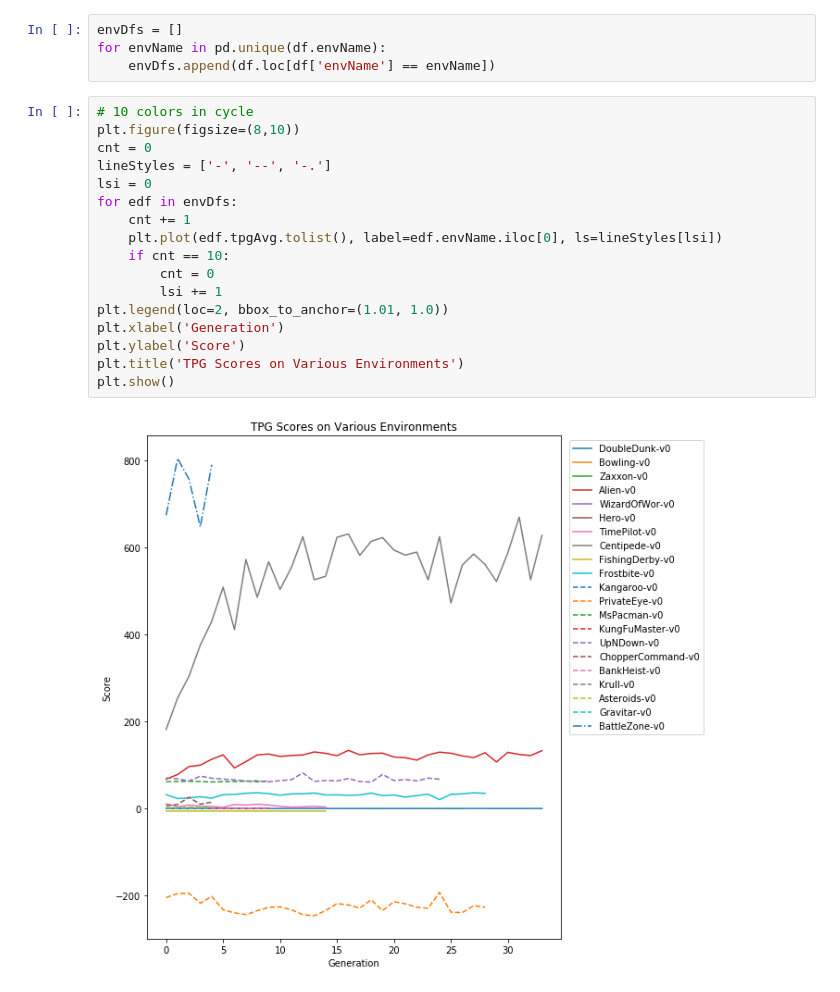
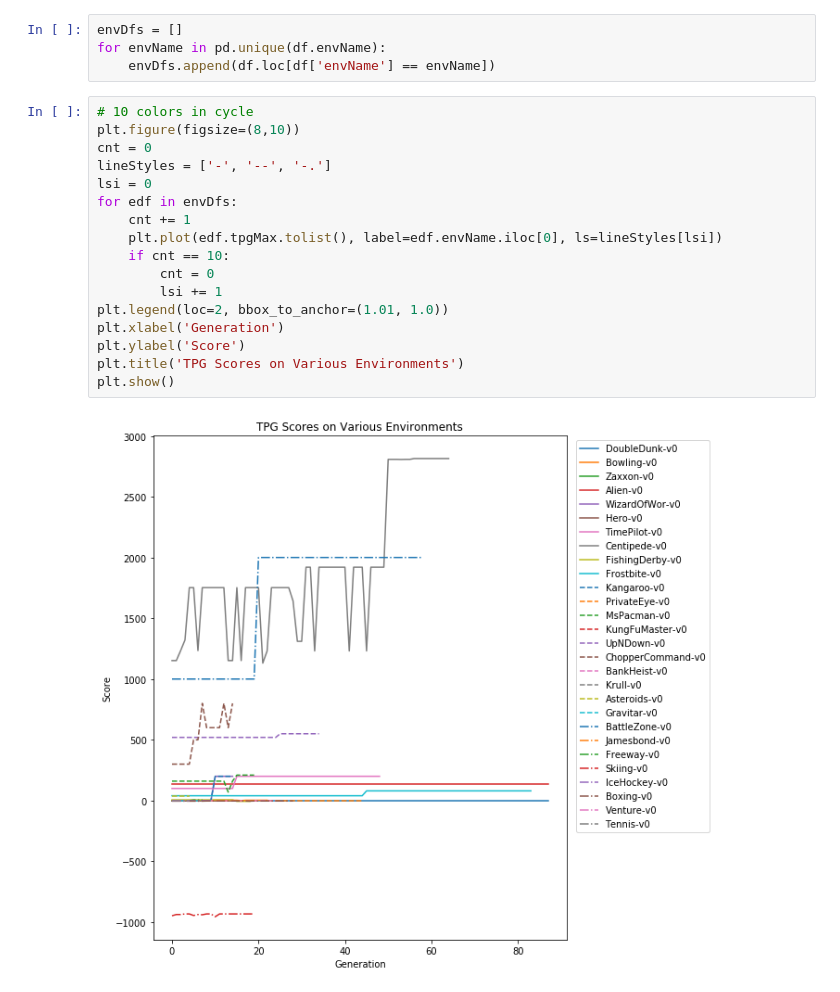
Before and after one commit to Ryan-Amaral/general-game-playing-tpg, a Jupyter notebook: ggp-generational-visualization.ipynb, the cells around one changed output. Cells and saved outputs as stored; diff of their text form.

Commit message:
added graphing example

```diff
--- a/ggp-generational-visualization.ipynb
+++ b/ggp-generational-visualization.ipynb
@@ -18,19 +18,19 @@ for envName in pd.unique(df.envName):
 # %%
 # 10 colors in cycle
 plt.figure(figsize=(8,10))
 cnt = 0
 lineStyles = ['-', '--', '-.']
 lsi = 0
 for edf in envDfs:
     cnt += 1
-    plt.plot(edf.tpgAvg.tolist(), label=edf.envName.iloc[0], ls=lineStyles[lsi])
+    plt.plot(edf.tpgMax.tolist(), label=edf.envName.iloc[0], ls=lineStyles[lsi])
     if cnt == 10:
         cnt = 0
         lsi += 1
 plt.legend(loc=2, bbox_to_anchor=(1.01, 1.0))
 plt.xlabel('Generation')
 plt.ylabel('Score')
 plt.title('TPG Scores on Various Environments')
 plt.show()
 # %% [output]
-[figure, old version]
+[figure, new version]
```
Also changed, not shown: 6 other files.
